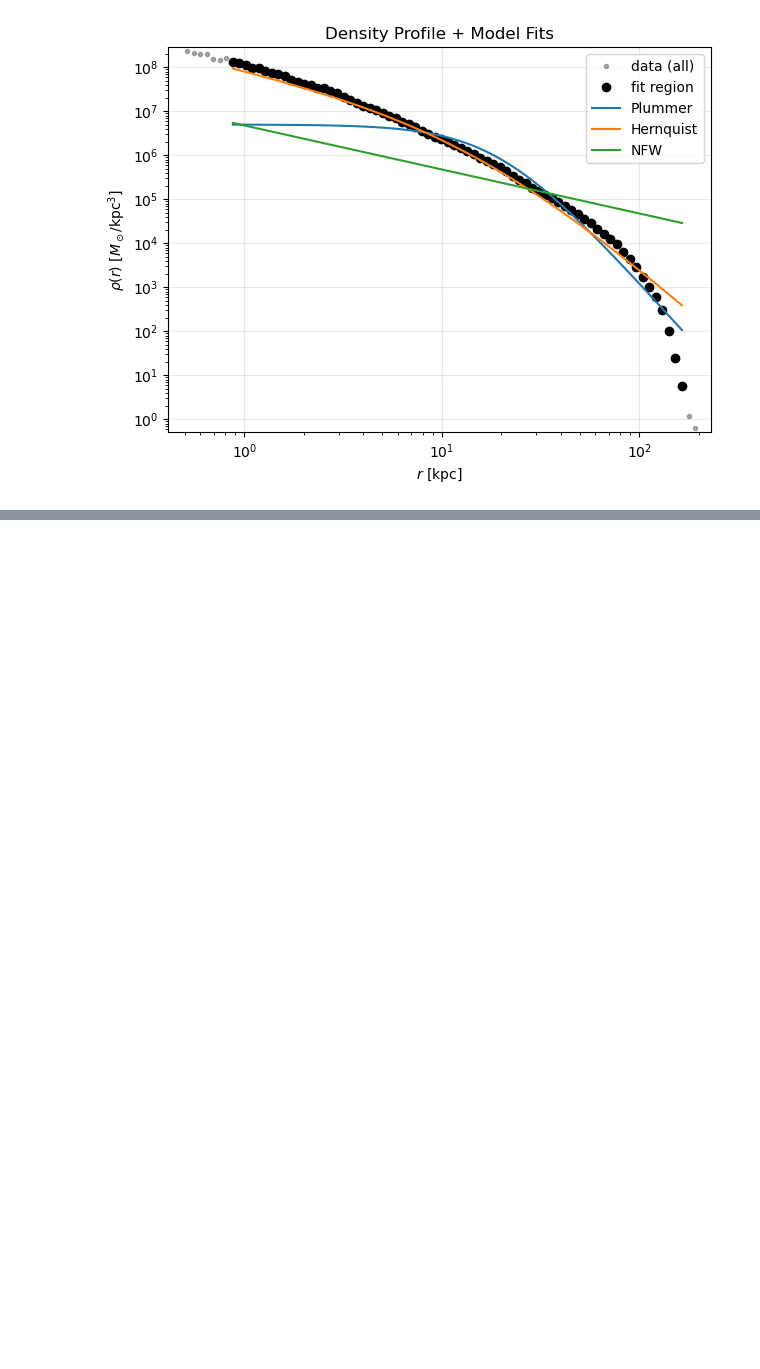
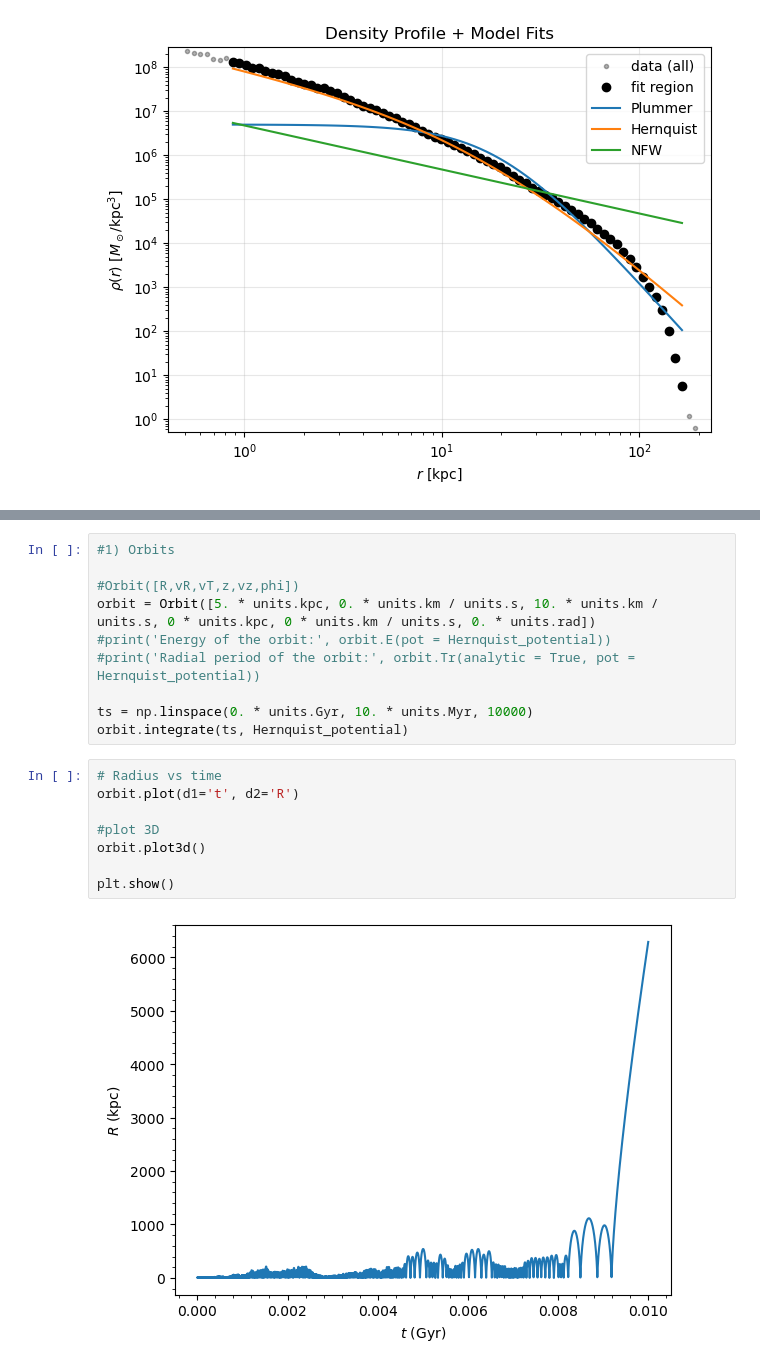
Before and after one commit to gvansan/TANA_notebooks, a Jupyter notebook: Project/hdf5_file_mathijs.ipynb, the cells around one changed output, grey strips where cells are left out. Drawn from its saved outputs; the diff is of its cells as text; blank space fills up the shorter version.

```diff
--- a/Project/hdf5_file_mathijs.ipynb
+++ b/Project/hdf5_file_mathijs.ipynb
@@ -467,0 +496,20 @@ NFW best-fit params: [4.38730223e+09]
+# %%
+#1) Orbits
+
+#Orbit([R,vR,vT,z,vz,phi])
+orbit = Orbit([5. * units.kpc, 0. * units.km / units.s, 10. * units.km / units.s, 0 * units.kpc, 0 * units.km / units.s, 0. * units.rad])
+#print('Energy of the orbit:', orbit.E(pot = Hernquist_potential))
+#print('Radial period of the orbit:', orbit.Tr(analytic = True, pot = Hernquist_potential))
+
+ts = np.linspace(0. * units.Gyr, 10. * units.Myr, 10000)
+orbit.integrate(ts, Hernquist_potential)
+# %%
+# Radius vs time
+orbit.plot(d1='t', d2='R')
+
+#plot 3D
+orbit.plot3d()
+
+plt.show()
+# %% [output]
+[figure, added]
```
Also changed, not shown: parts of 6 cells of this notebook.
